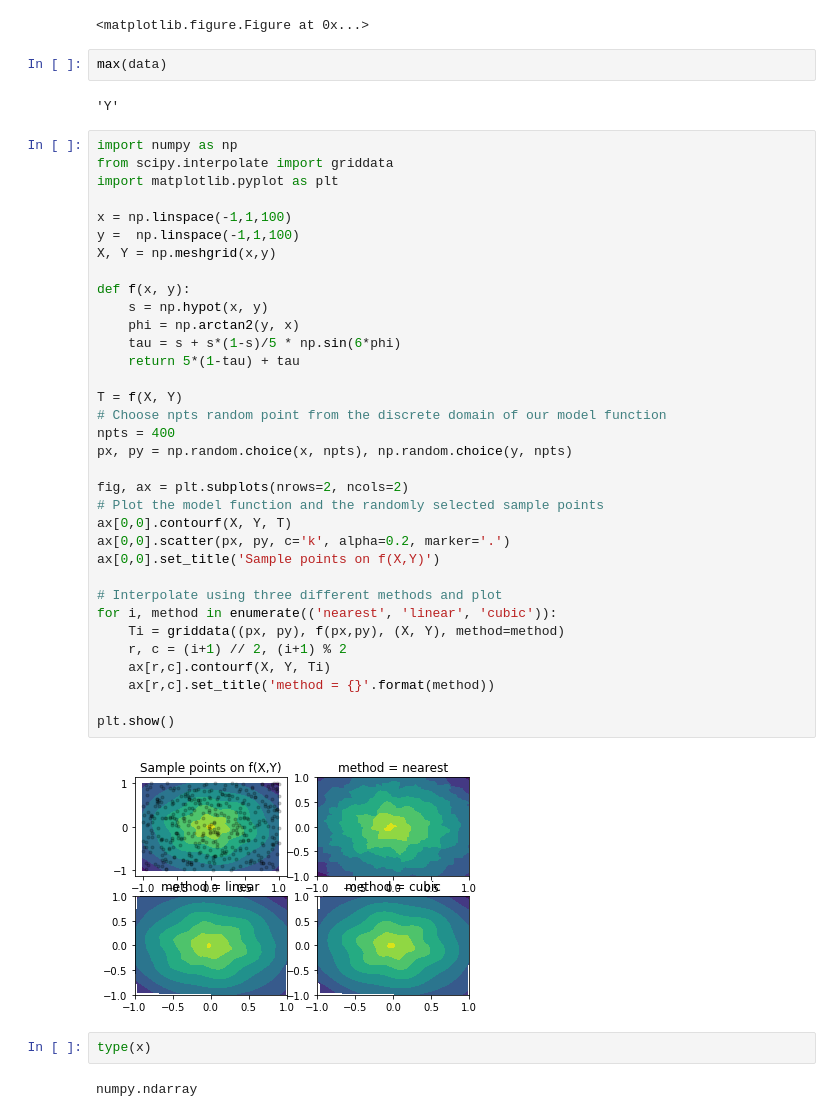
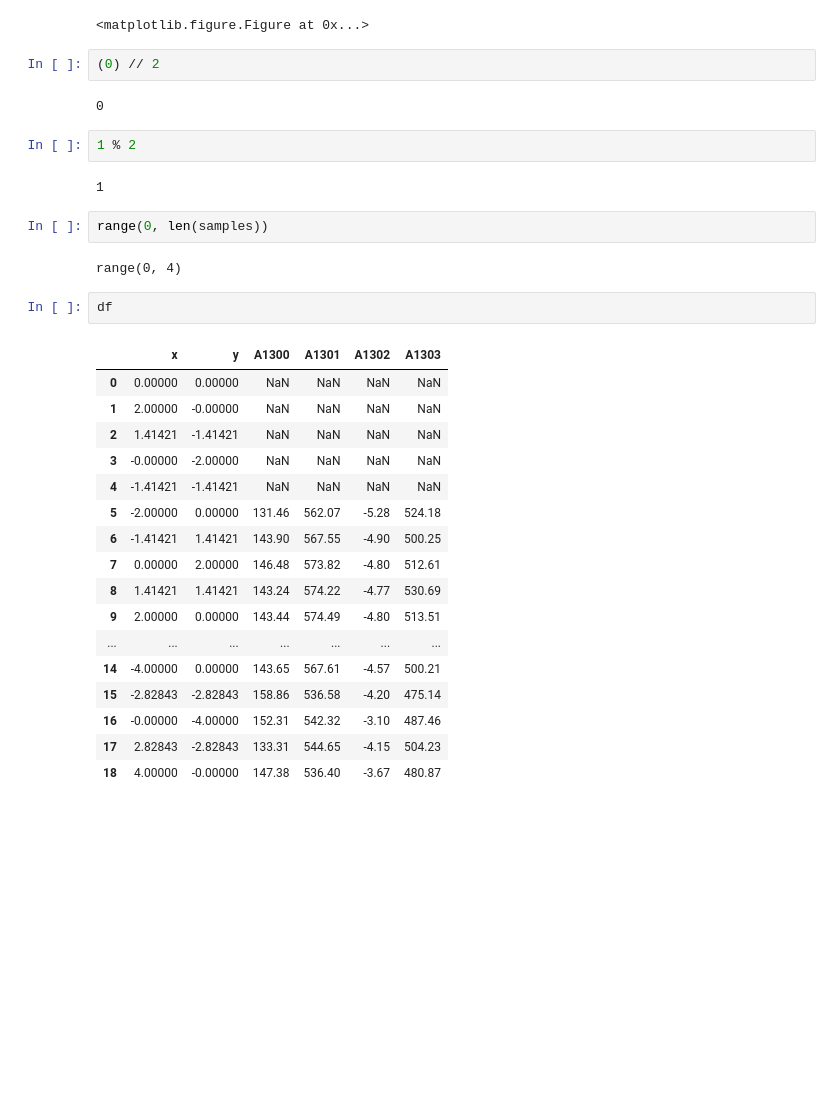
Before and after one commit to orlando-trejo/Dasgroupta, a Jupyter notebook: Ellipsometry/wafer_map.ipynb, the cells around one changed output. Cells and saved outputs as stored; diff of their text form; blank space fills up the shorter version.

```diff
--- a/Ellipsometry/wafer_map.ipynb
+++ b/Ellipsometry/wafer_map.ipynb
@@ -45,47 +72,35 @@ plt.close(fig)
 # %% [output]
 [figure]
 <matplotlib.figure.Figure at 0x...>
-# %%
-max(data)
-# %% [output]
-'Y'
-# %%
-import numpy as np
-from scipy.interpolate import griddata
-import matplotlib.pyplot as plt
-
-x = np.linspace(-1,1,100)
-y =  np.linspace(-1,1,100)
-X, Y = np.meshgrid(x,y)
-
-def f(x, y):
-    s = np.hypot(x, y)
-    phi = np.arctan2(y, x)
-    tau = s + s*(1-s)/5 * np.sin(6*phi)
-    return 5*(1-tau) + tau
-
-T = f(X, Y)
-# Choose npts random point from the discrete domain of our model function
-npts = 400
-px, py = np.random.choice(x, npts), np.random.choice(y, npts)
-
-fig, ax = plt.subplots(nrows=2, ncols=2)
-# Plot the model function and the randomly selected sample points
-ax[0,0].contourf(X, Y, T)
-ax[0,0].scatter(px, py, c='k', alpha=0.2, marker='.')
-ax[0,0].set_title('Sample points on f(X,Y)')
-
-# Interpolate using three different methods and plot
-for i, method in enumerate(('nearest', 'linear', 'cubic')):
-    Ti = griddata((px, py), f(px,py), (X, Y), method=method)
-    r, c = (i+1) // 2, (i+1) % 2
-    ax[r,c].contourf(X, Y, Ti)
-    ax[r,c].set_title('method = {}'.format(method))
-
-plt.show()
-# %% [output]
-[figure, removed]
-# %%
-type(x)
-# %% [output]
-numpy.ndarray
+# %%
+(0) // 2
+# %% [output]
+0
+# %%
+1 % 2
+# %% [output]
+1
+# %%
+range(0, len(samples))
+# %% [output]
+range(0, 4)
+# %%
+df
+# %% [output]
+|  | x | y | A1300 | A1301 | A1302 | A1303 |
+| 0 | 0.00000 | 0.00000 | NaN | NaN | NaN | NaN |
+| 1 | 2.00000 | -0.00000 | NaN | NaN | NaN | NaN |
+| 2 | 1.41421 | -1.41421 | NaN | NaN | NaN | NaN |
+| 3 | -0.00000 | -2.00000 | NaN | NaN | NaN | NaN |
+| 4 | -1.41421 | -1.41421 | NaN | NaN | NaN | NaN |
+| 5 | -2.00000 | 0.00000 | 131.46 | 562.07 | -5.28 | 524.18 |
+| 6 | -1.41421 | 1.41421 | 143.90 | 567.55 | -4.90 | 500.25 |
+| 7 | 0.00000 | 2.00000 | 146.48 | 573.82 | -4.80 | 512.61 |
+| 8 | 1.41421 | 1.41421 | 143.24 | 574.22 | -4.77 | 530.69 |
+| 9 | 2.00000 | 0.00000 | 143.44 | 574.49 | -4.80 | 513.51 |
+| ... | ... | ... | ... | ... | ... | ... |
+| 14 | -4.00000 | 0.00000 | 143.65 | 567.61 | -4.57 | 500.21 |
+| 15 | -2.82843 | -2.82843 | 158.86 | 536.58 | -4.20 | 475.14 |
+| 16 | -0.00000 | -4.00000 | 152.31 | 542.32 | -3.10 | 487.46 |
+| 17 | 2.82843 | -2.82843 | 133.31 | 544.65 | -4.15 | 504.23 |
+| 18 | 4.00000 | -0.00000 | 147.38 | 536.40 | -3.67 | 480.87 |
```
Also changed, not shown: parts of 11 cells of this notebook, 1 other file.
